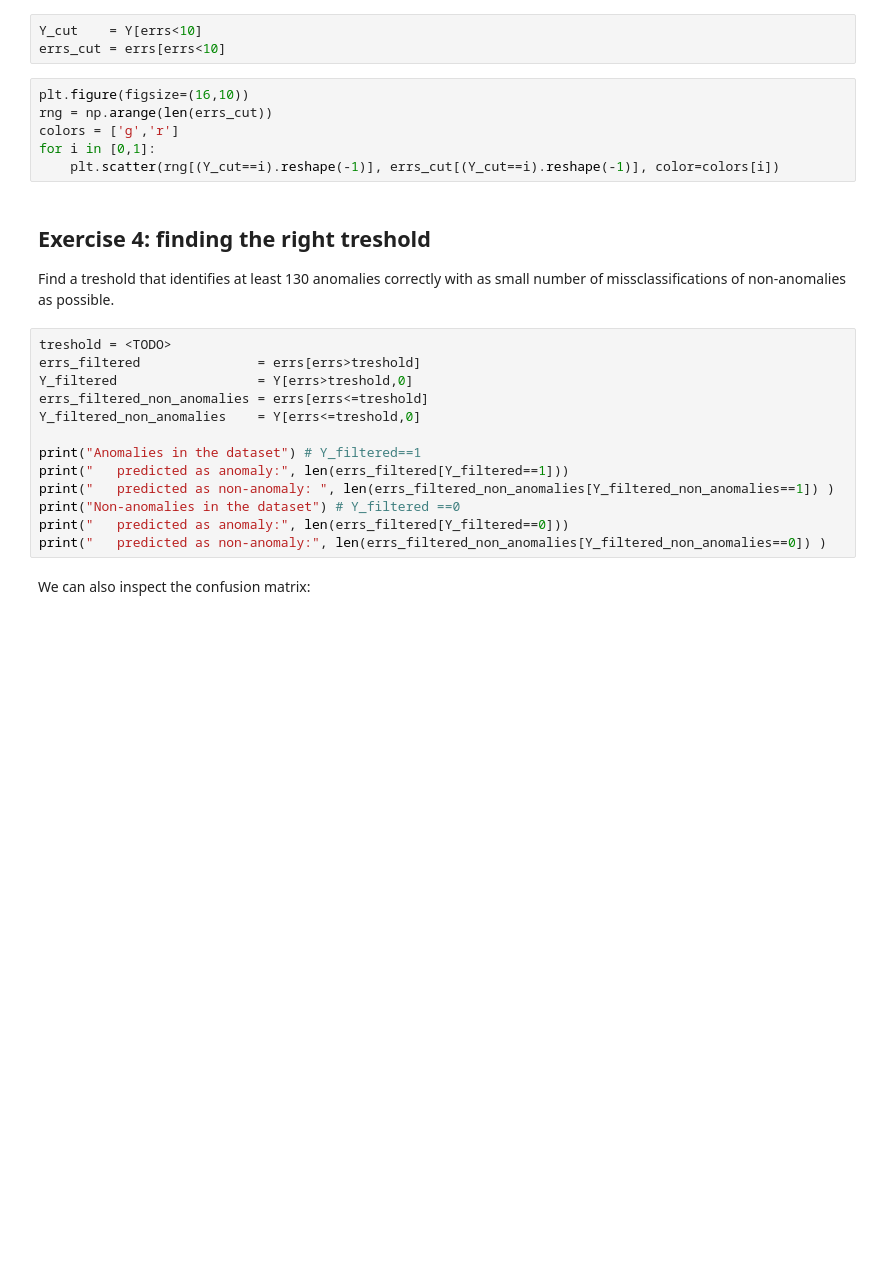
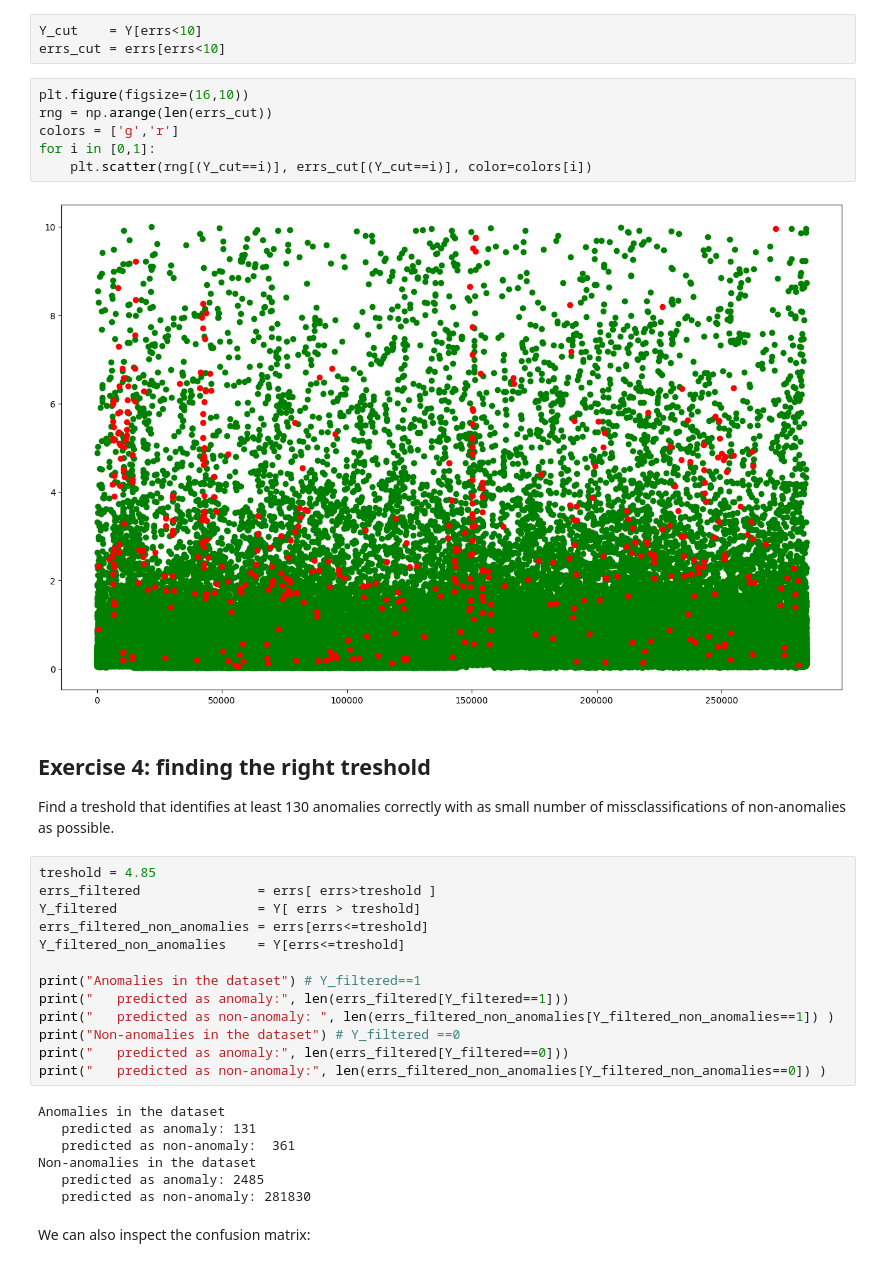
Before and after one commit to lacykaltgr/ait-assessments, a Jupyter notebook: 12_Anomaly_detection_AE_assessment.ipynb, the cells around one changed output. Drawn from its saved outputs; the diff is of its cells as text; blank space fills up the shorter version.

```diff
--- a/12_Anomaly_detection_AE_assessment.ipynb
+++ b/12_Anomaly_detection_AE_assessment.ipynb
@@ -131,18 +135,20 @@ errs_cut = errs[errs<10]
 # %%
 plt.figure(figsize=(16,10))
 rng = np.arange(len(errs_cut))
 colors = ['g','r']
 for i in [0,1]:
-    plt.scatter(rng[(Y_cut==i).reshape(-1)], errs_cut[(Y_cut==i).reshape(-1)], color=colors[i])
+    plt.scatter(rng[(Y_cut==i)], errs_cut[(Y_cut==i)], color=colors[i])
+# %% [output]
+[figure, added]
 # %% [markdown]
 ## Exercise 4: finding the right treshold
 Find a treshold that identifies at least 130 anomalies correctly with as small number of missclassifications of non-anomalies as possible.
 # %%
-treshold = <TODO>
-errs_filtered               = errs[errs>treshold]
-Y_filtered                  = Y[errs>treshold,0]
+treshold = 4.85
+errs_filtered               = errs[ errs>treshold ]
+Y_filtered                  = Y[ errs > treshold]
 errs_filtered_non_anomalies = errs[errs<=treshold]
-Y_filtered_non_anomalies    = Y[errs<=treshold,0]
+Y_filtered_non_anomalies    = Y[errs<=treshold]
 
 print("Anomalies in the dataset") # Y_filtered==1
 print("   predicted as anomaly:", len(errs_filtered[Y_filtered==1]))
@@ -150,6 +156,13 @@ print("   predicted as non-anomaly: ", len(errs_filtered_non_anomalies[Y_filtere
 print("Non-anomalies in the dataset") # Y_filtered ==0
 print("   predicted as anomaly:", len(errs_filtered[Y_filtered==0]))
 print("   predicted as non-anomaly:", len(errs_filtered_non_anomalies[Y_filtered_non_anomalies==0]) )
+# %% [output]
+Anomalies in the dataset
+   predicted as anomaly: 131
+   predicted as non-anomaly:  361
+Non-anomalies in the dataset
+   predicted as anomaly: 2485
+   predicted as non-anomaly: 281830
 # %% [markdown]
 We can also inspect the confusion matrix:
 # %%
```
Also changed, not shown: parts of 5 cells of this notebook.
